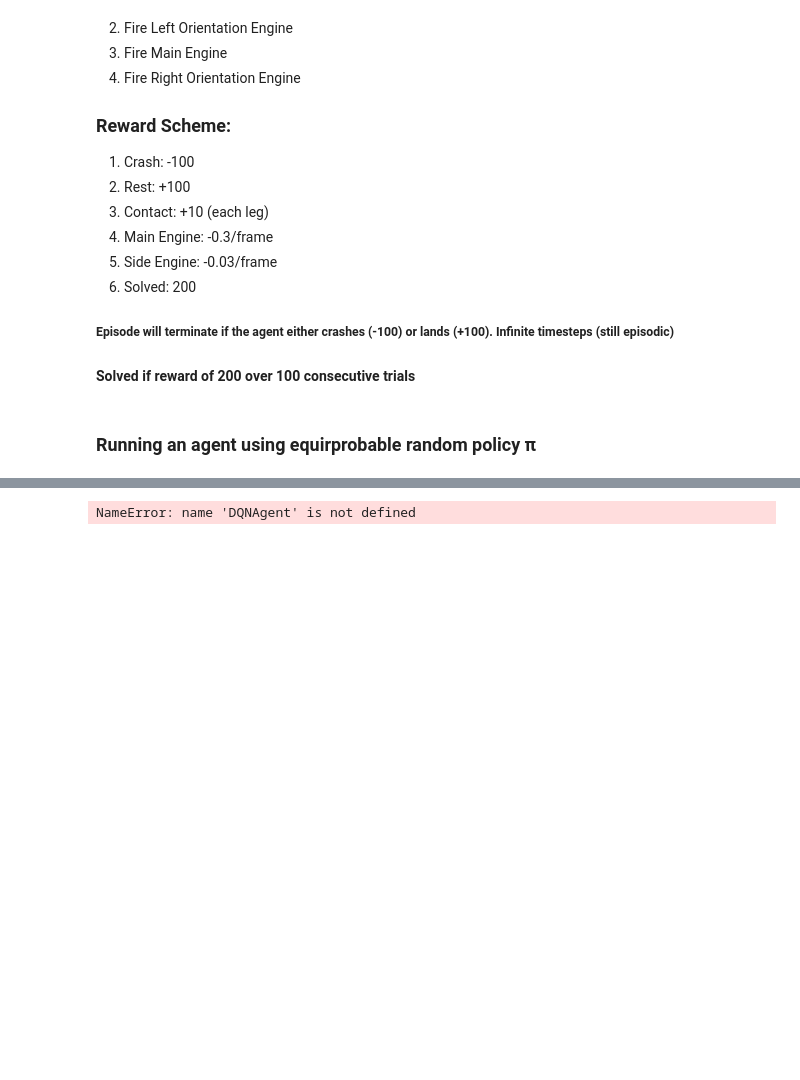
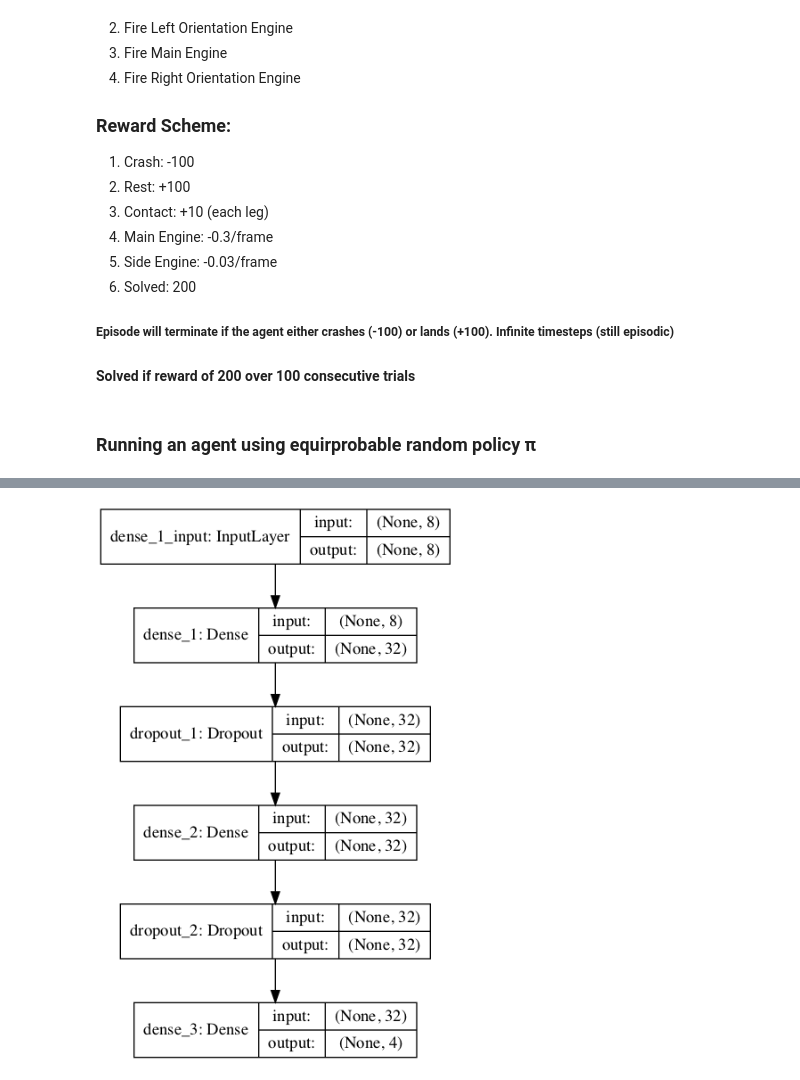
Before and after one commit to QasimWani/DQN-OpenAI, a Jupyter notebook: LunarLander.ipynb, the cells around one changed output, grey strips where cells are left out. Drawn from its saved outputs; the diff is of its cells as text; code cells hidden in the pictures; blank space fills up the shorter version.

Commit message:
training agent init

```diff
--- a/LunarLander.ipynb
+++ b/LunarLander.ipynb
@@ -78,10 +82,13 @@ Ending state:
 # %%
 class DQNAgent():
-    def __init__(self, env, buffer_len=10_000, mini_batch_size=64, MIN_MEMORY_REPLAY_SIZE=5000, UPDATE_TARGET_EVERY=5):
+    def __init__(self, env, buffer_len=10_000, gamma=1.0, mini_batch_size=64, MIN_MEMORY_REPLAY_SIZE=5000, UPDATE_TARGET_EVERY=5):
 
         #get action and state size
         self.action_size = env.action_space.n#4
         self.state_size = env.observation_space.shape[0]#8
+
+        #Discounted Return
+        self.gamma = gamma
 
         #Main Model (Q)
         self.model = self.create_model() #build model with 3 hidden layers (L1, L2 = 32; output = 4 hidden units)
@@ -101,7 +108,7 @@ class DQNAgent():
         self.UPDATE_TARGET_EVERY = 5
     def create_model(self):
         model = Sequential() #initialize the model
-        model.add(layers.Dense(32, activation='relu', input_shape=(env.state_size,)))#dense layer with 32 units
+        model.add(layers.Dense(32, activation='relu', input_shape=(self.state_size,)))#dense layer with 32 units
         model.add(layers.Dropout(0.2)) #keep_probs = 0.8
         model.add(layers.Dense(32, activation='relu')) #dense layer with 32 hidden units
         model.add(layers.Dropout(0.2)) #keep_probs = 0.8
@@ -143,12 +150,12 @@ class DQNAgent():
 
             if not done:
                 sarsa_max = np.argmax(future_Q_list[i]) # q̂(S', A, w) -or- q̂(S', A, ϴ)
-                td_target = reward + gamma*sarsa_max
+                td_target = reward + self.gamma*sarsa_max
             else:
                 td_target = reward
 
             #Update Q value for given state
-            current_Qs = current_Q_list[index] #get Q(s, a ∈ A)
+            current_Qs = current_Q_list[i] #get Q(s, a ∈ A)
             current_Qs[action] = td_target
 
             #append to training set
@@ -156,7 +163,7 @@ class DQNAgent():
             y.append(current_Qs)
 
             # Fit on all samples as one batch
-            self.model.fit(np.array(X), np.array(y), batch_size=self.mini_batch_size, verbose=0, shuffle=False)
+            self.model.fit(np.array(X), np.array(y), batch_size=self.batch_size, verbose=0, shuffle=False)
 
             # Update target network counter every episode
             if terminal_state:
@@ -166,7 +173,16 @@ class DQNAgent():
             if self.target_update_counter > self.UPDATE_TARGET_EVERY:
                 self.target_model.set_weights(self.model.get_weights())
                 self.target_update_counter = 0
+
+    def get_action(self, state, epsilon):
+        if(np.random.rand() > epsilon): #exploit
+            action = np.argmax(self.fetch_Q(state))
+        else: #explore
+            action = np.random.choice(np.arange(self.action_size))
+        return action
 # %%
-agent = DQNAgent()
+agent = DQNAgent(env)
-# %% [output]
-NameError: name 'DQNAgent' is not defined
+# %%
+agent.graph_model()
+# %% [output]
+[figure, added]
```
Also changed, not shown: parts of 11 cells of this notebook, 1 other file.
